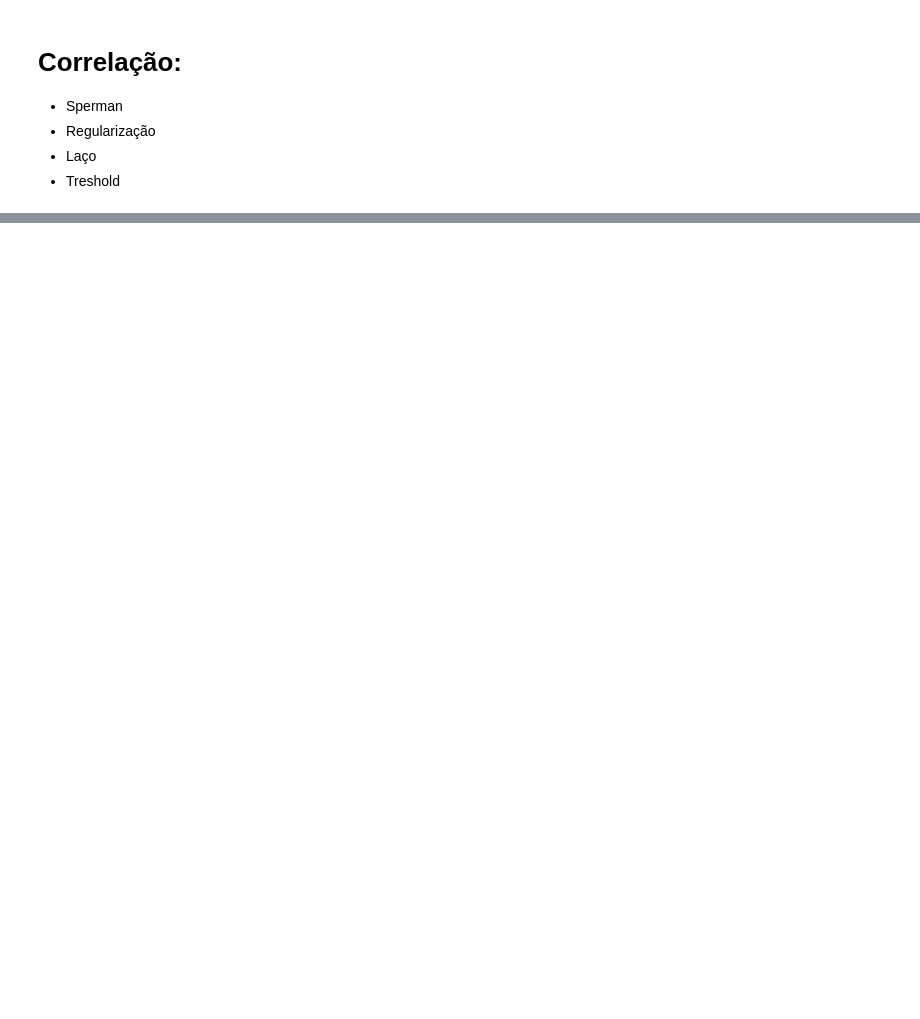
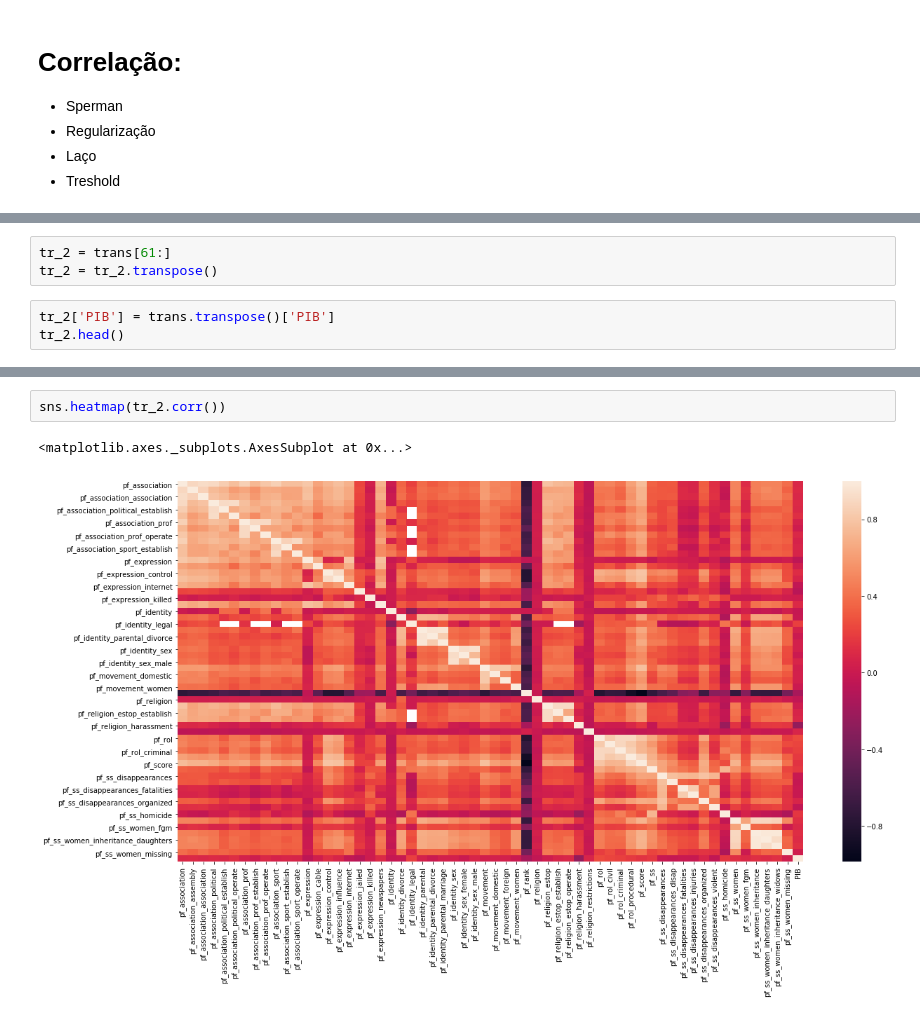
Before and after one commit to millerraycell/Team-Miracle_Machine-Learning, a Jupyter notebook: Notebook/Prototype.ipynb, the cells around one changed output, grey strips where cells are left out. Drawn from its saved outputs; the diff is of its cells as text; blank space fills up the shorter version.

```diff
--- a/Notebook/Prototype.ipynb
+++ b/Notebook/Prototype.ipynb
@@ -267,0 +304,6 @@ df = pd.DataFrame(dp, index=)
+# %%
+tr_2 = trans[61:]
+tr_2 = tr_2.transpose()
+# %%
+tr_2['PIB'] = trans.transpose()['PIB']
+tr_2.head()
@@ -267,0 +319,5 @@ df = pd.DataFrame(dp, index=)
+# %%
+sns.heatmap(tr_2.corr())
+# %% [output]
+<matplotlib.axes._subplots.AxesSubplot at 0x...>
+[figure, added]
```
Also changed, not shown: parts of 11 cells of this notebook.
